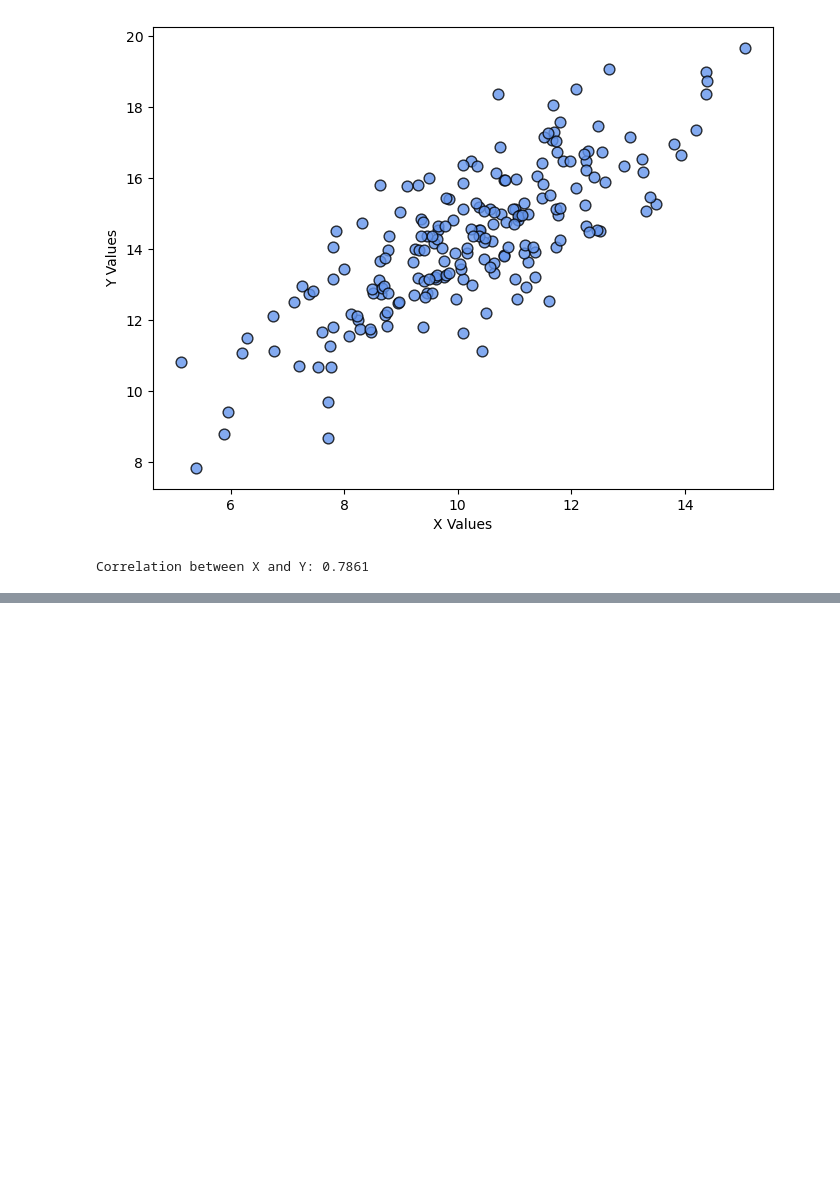
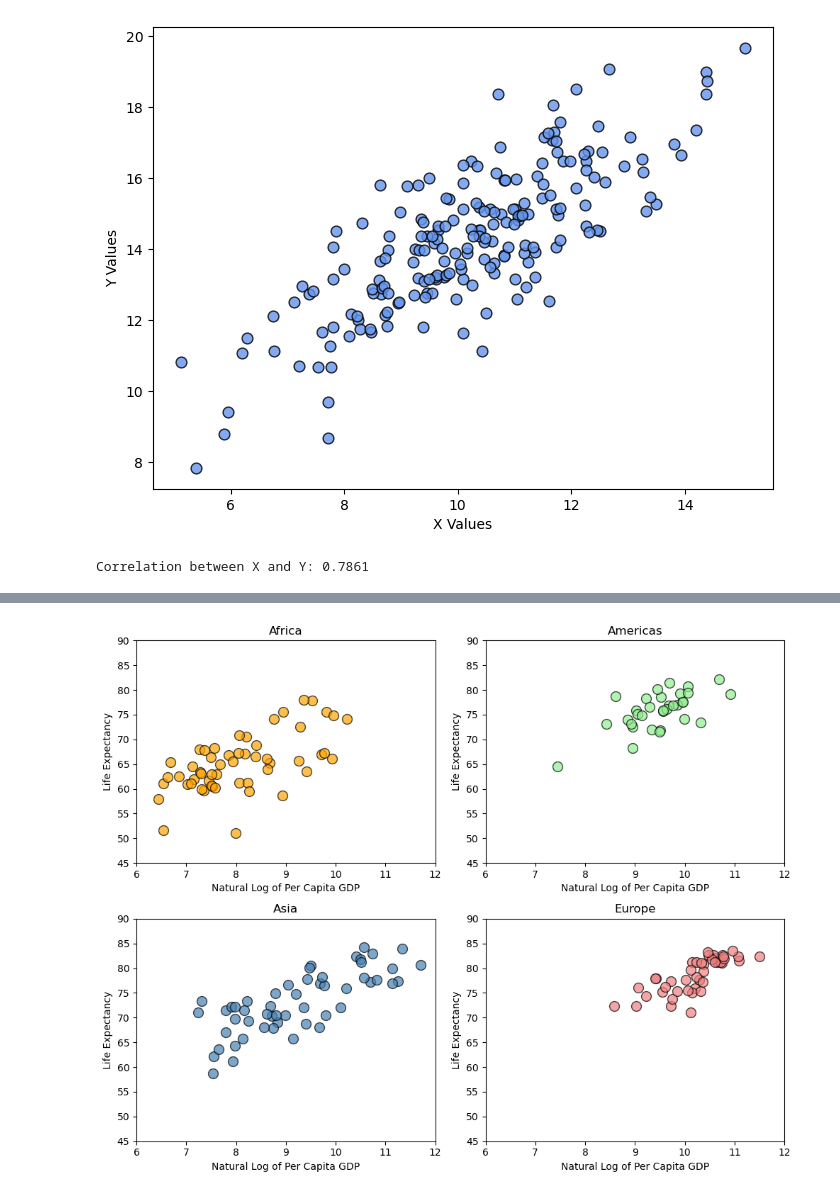
Before and after one commit to slylockfox/Maryville-DSCI-503-2, a Jupyter notebook: HW_04_Snyder.ipynb, the cells around one changed output, grey strips where cells are left out. Saved outputs shown, nothing was run; the diff lists cells and outputs as text; code cells hidden in the pictures; blank space fills up the shorter version.

```diff
--- a/HW_04_Snyder.ipynb
+++ b/HW_04_Snyder.ipynb
@@ -289,0 +342,34 @@ Correlation between X and Y: 0.7861
+# %%
+# Use plt.subplot() to split the previous plot into a 2x2 grid of subplots. The plot should be similar to the previous one
+# Set a figure size of [10,8].
+plt.figure(figsize=[10,8])
+
+for i in range(0, len(continent_list)):
+    cont = continent_list[i]
+    # Use Boolean masking to create a Boolean selection array named sel. The array should indicate which
+    # elements correspond to the current continent and the year 2018.
+    sel = ((continent == cont) & (year == 2018))
+
+    # You should call plt.subplot() within the loop to create a new subplot rather than adding points to an existing plot.
+    plt.subplot(2,2,i+1)
+
+    plt.scatter(x=np.log(pcgdp[sel]), y=life_exp[sel], s=100, alpha=0.7, color=color_list[i], edgecolor='black')
+
+    # Set the limits for the x-axis of each subplot to be [6,12]. Set the limits for the y-axis to be [45,90].
+    plt.xlim([6,12])
+    plt.ylim([45,90])
+
+    # Each subplot should have the same labels for the x and y axes as in the previous plot.
+    plt.xlabel('Natural Log of Per Capita GDP')
+    plt.ylabel('Life Expectancy')
+
+    # Remove the label from each scatter plot, but set the title of each subplot to be the name of the continent
+    plt.title(cont.title())
+
+# Call plt.tight_layout() before plt.show() to prevent subplot elements from overlapping.
+plt.tight_layout()
+
+# Use plt.show() to display the plot.
+plt.show()
+# %% [output]
+[figure, added]
```
Also changed, not shown: parts of 4 cells of this notebook.
